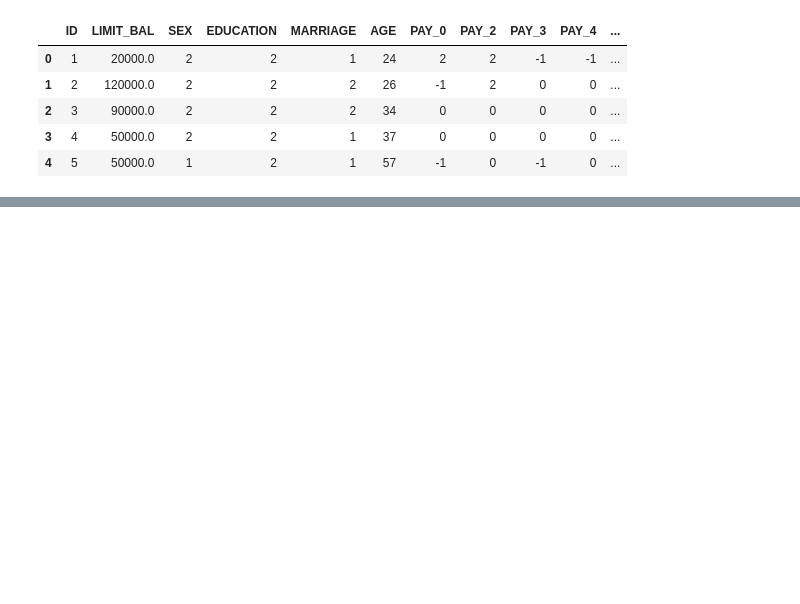
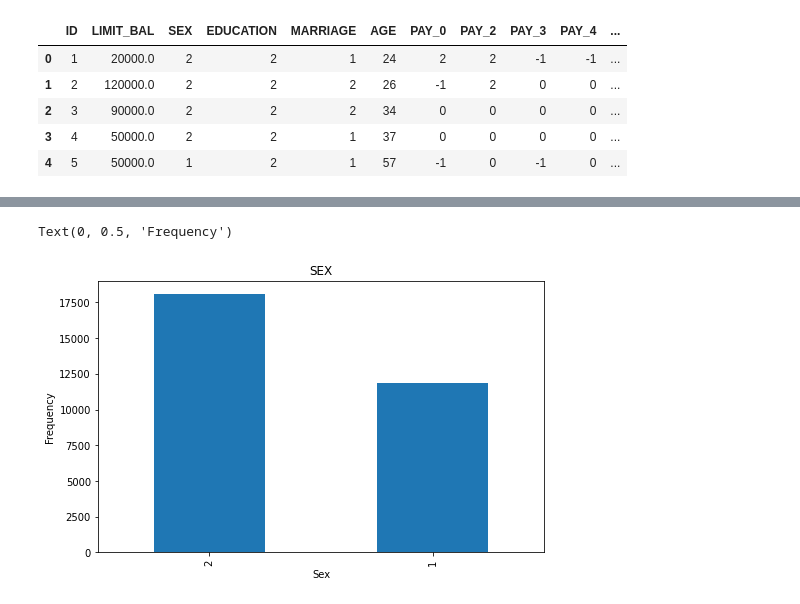
Before and after one commit to philippScomparin/creditCardCustomers, a Jupyter notebook: creditCardCustomers.ipynb, the cells around one changed output, grey strips where cells are left out. Saved outputs shown, nothing was run; the diff lists cells and outputs as text; code cells hidden in the pictures; blank space fills up the shorter version.

```diff
--- a/creditCardCustomers.ipynb
+++ b/creditCardCustomers.ipynb
@@ -23,0 +103,7 @@ rawData.head()
+# %%
+ax = rawData["SEX"].value_counts().plot(kind="bar", figsize=(8,5), title="SEX")
+ax.set_xlabel("Sex")
+ax.set_ylabel("Frequency")
+# %% [output]
+Text(0, 0.5, 'Frequency')
+[figure, added]
```
Also changed, not shown: parts of 9 cells of this notebook.
